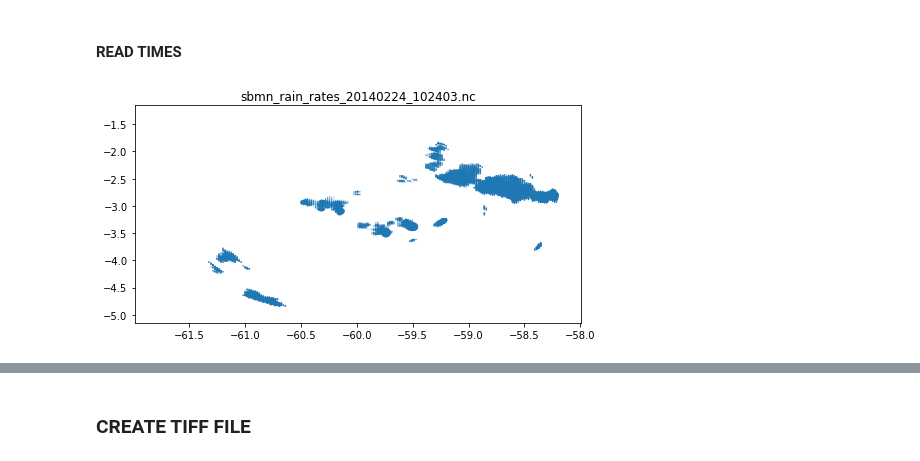
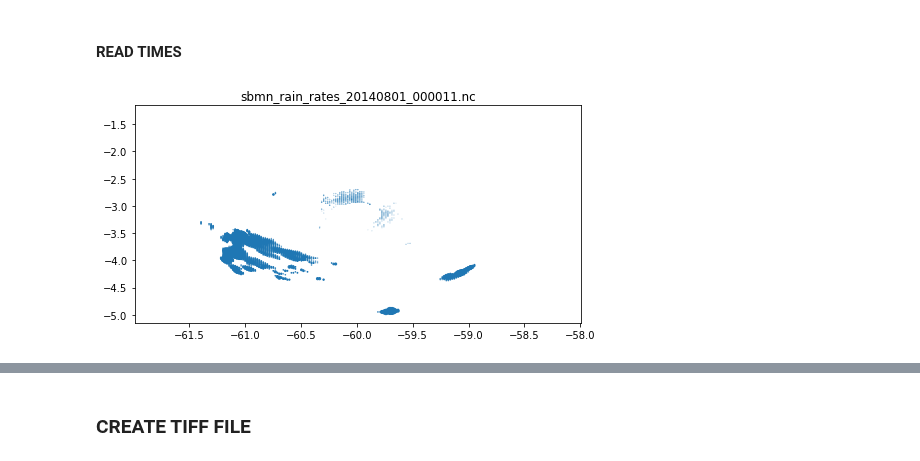
Before and after one commit to helvecioneto/CAP-394, a Jupyter notebook: 02-GEOTRACK.ipynb, the cells around one changed output, grey strips where cells are left out. Drawn from its saved outputs; the diff is of its cells as text; code cells hidden in the pictures.

```diff
--- a/02-GEOTRACK.ipynb
+++ b/02-GEOTRACK.ipynb
@@ -124,15 +124,15 @@ def read_data(date):
 
     return frames
 # %%
-DAY = 20140224
+DAY = 20140801
 figtime = 0
 frames = read_data(DAY)
 
 filename = sorted(os.listdir(PATH+str(DAY)))[figtime]
 plt.figure(figsize=(8,4))
 plt.title(filename)
 plt.scatter(LON,LAT,frames[figtime])
 plt.show();
 # %% [output]
-[figure, old version]
+[figure, new version]
 # %%
```
Also changed, not shown: parts of 30 cells of this notebook.
